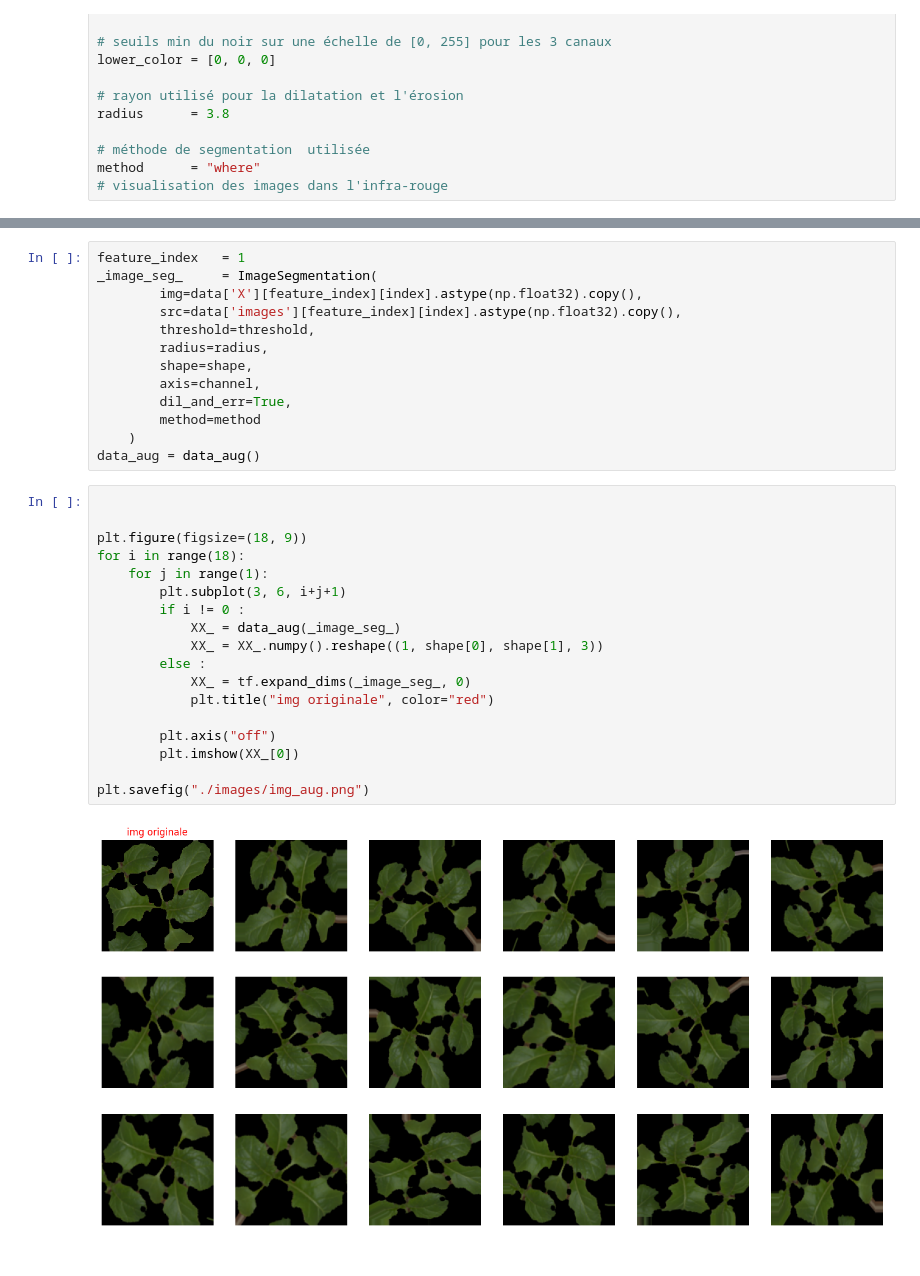
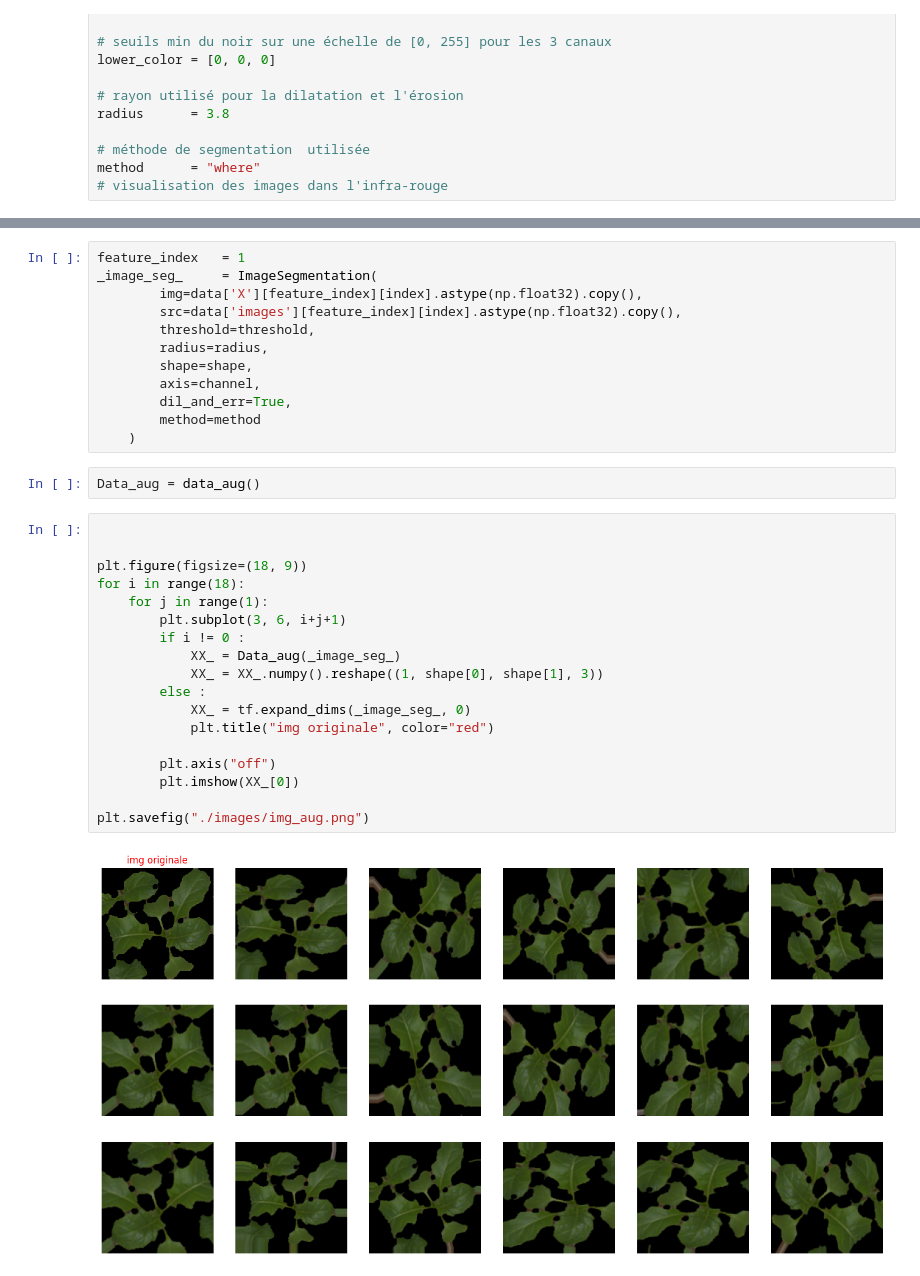
Before and after one commit to irene1604/plants_project, a Jupyter notebook: main.ipynb, the cells around one changed output, grey strips where cells are left out. Saved outputs shown, nothing was run; the diff lists cells and outputs as text.

```diff
--- a/main.ipynb
+++ b/main.ipynb
@@ -376,24 +376,25 @@ _image_seg_     = ImageSegmentation(
         dil_and_err=True,
         method=method
     )
-data_aug = data_aug()
+# %%
+Data_aug = data_aug()
 # %%
 
 
 plt.figure(figsize=(18, 9))
 for i in range(18):
     for j in range(1):
         plt.subplot(3, 6, i+j+1)
         if i != 0 :
-            XX_ = data_aug(_image_seg_)
+            XX_ = Data_aug(_image_seg_)
             XX_ = XX_.numpy().reshape((1, shape[0], shape[1], 3))
         else :
             XX_ = tf.expand_dims(_image_seg_, 0)
             plt.title("img originale", color="red")
 
         plt.axis("off")
         plt.imshow(XX_[0])
 
 plt.savefig("./images/img_aug.png")
 # %% [output]
-[figure, old version]
+[figure, new version]
```
Also changed, not shown: parts of 1 cell of this notebook, 2 other files.
